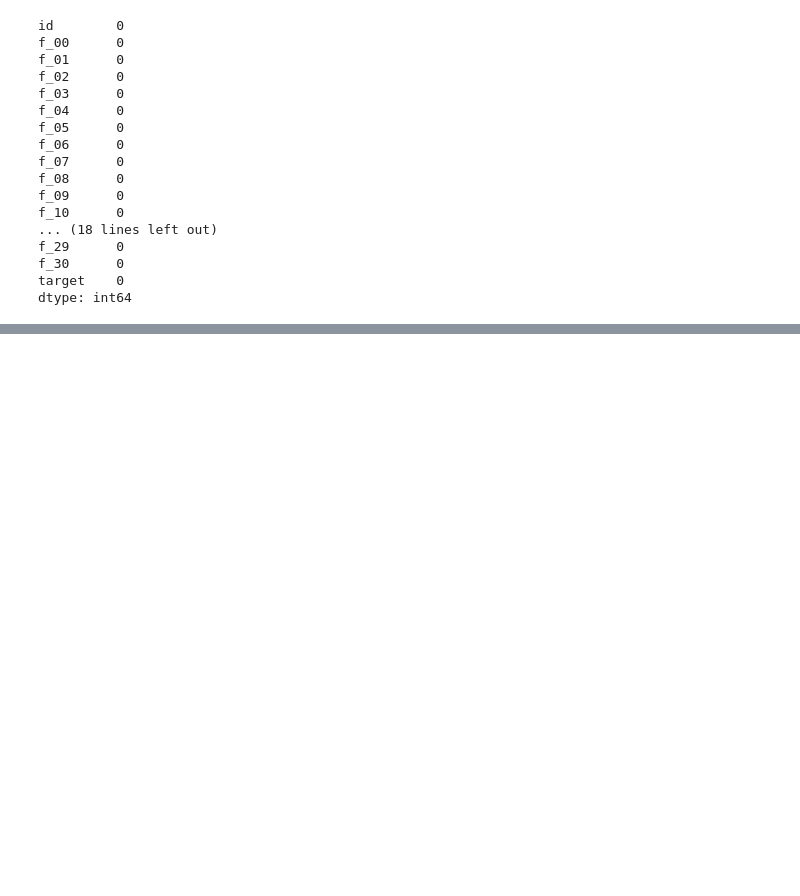
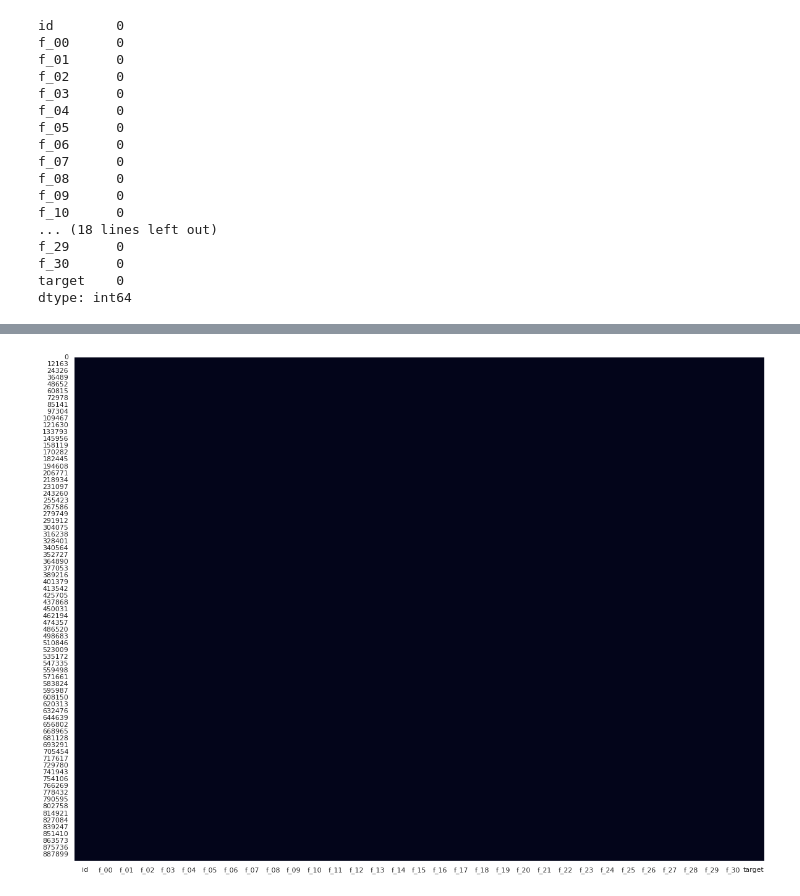
Before and after one commit to SilverSurferClash/Kaggle_Projects, a Jupyter notebook: may-2022-eda.ipynb, the cells around one changed output, grey strips where cells are left out. Drawn from its saved outputs; the diff is of its cells as text; code cells hidden in the pictures; blank space fills up the shorter version.

```diff
--- a/may-2022-eda.ipynb
+++ b/may-2022-eda.ipynb
@@ -84,0 +114,7 @@ dtype: int64
+# %%
+# Plot missing data
+plt.figure(figsize=(20,15))
+sns.heatmap(df.isna(),annot=False,cbar=False)
+plt.show()
+# %% [output]
+[figure, added]
```
Also changed, not shown: parts of 12 cells of this notebook.
